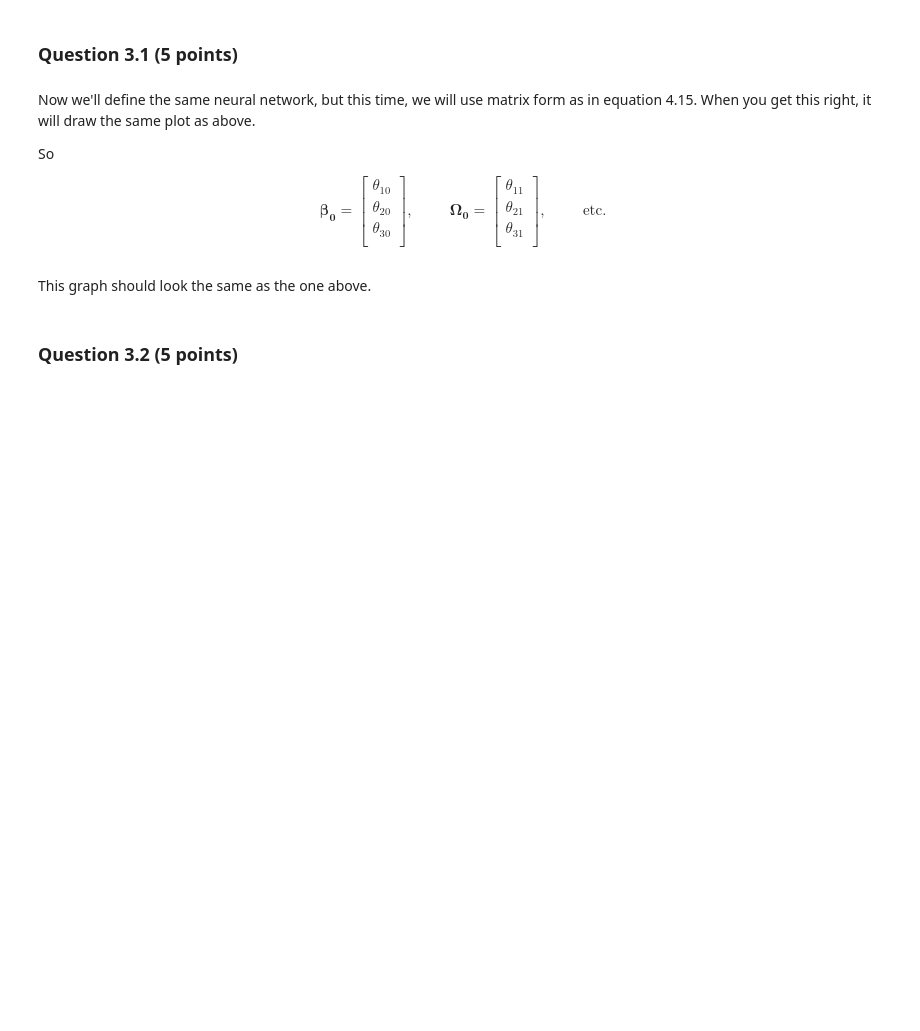
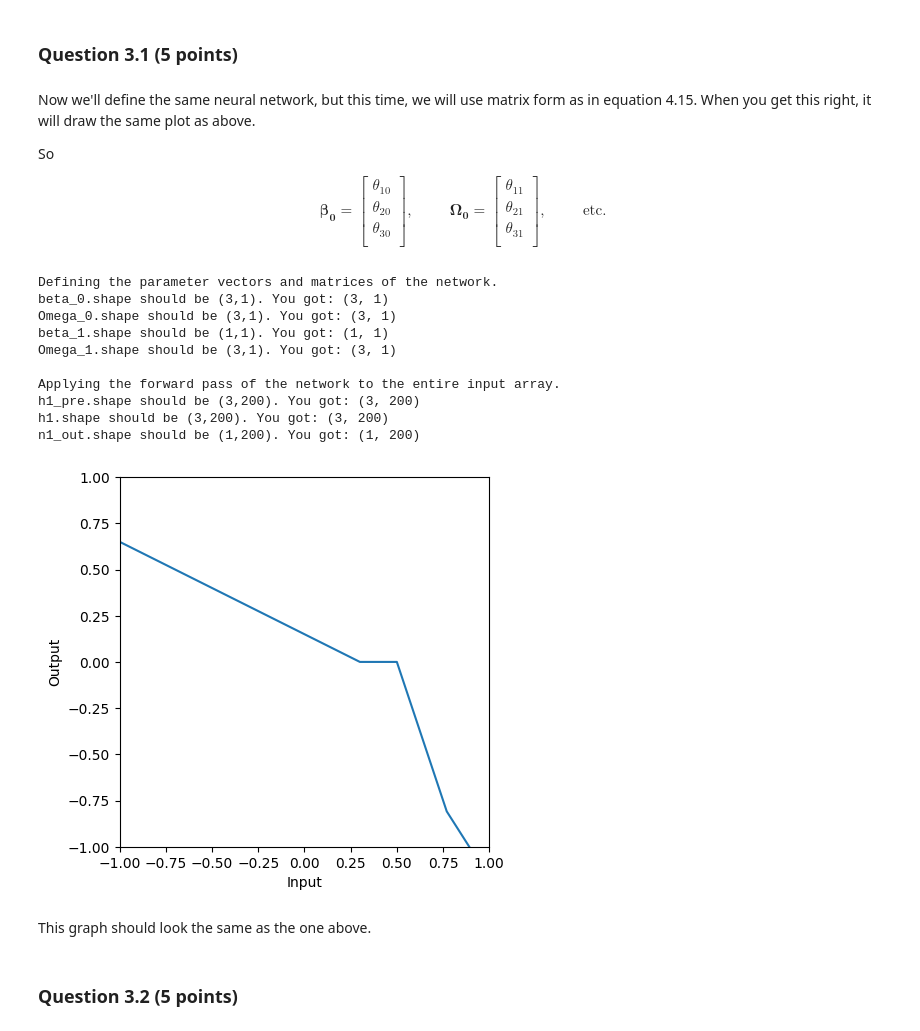
Before and after one commit to sqrt9/ds542-lab, a Jupyter notebook: static_files/assignments/hw2-part2-deep-networks.ipynb, the cells around one changed output. Cells and saved outputs as stored; diff of their text form; code cells hidden in the pictures; blank space fills up the shorter version.

```diff
--- a/static_files/assignments/hw2-part2-deep-networks.ipynb
+++ b/static_files/assignments/hw2-part2-deep-networks.ipynb
@@ -401,40 +407,66 @@ $$
 #
 # NOTE: The matrices in the lecture and textbook are conventionally indexed with
 # a_11 in the top left corner, but ndarrays start at [0,0].
 #
 # You can make the assignment with np.array([...]) or np.array([[...]])
 
 print("Defining the parameter vectors and matrices of the network.")
-beta_0 = ...
+beta_0 = np.array([
+    [theta[1,0]],
+    [theta[2,0]],
+    [theta[3,0]],
+])
 print("beta_0.shape should be (3,1). You got:", beta_0.shape)
 
-Omega_0 = ...
+Omega_0 = np.array([
+    [theta[1,1]],
+    [theta[2,1]],
+    [theta[3,1]],
+])
+
 print("Omega_0.shape should be (3,1). You got:", Omega_0.shape)
 
-beta_1 = ...
+beta_1 = np.array([phi[0]])
 print("beta_1.shape should be (1,1). You got:", beta_1.shape)
 
-Omega_1 = ...
+Omega_1 = np.array([
+    [phi[1,0]],
+    [phi[2,0]],
+    [phi[3,0]],
+])
+
 print("Omega_1.shape should be (3,1). You got:", Omega_1.shape)
 
 # We can use the broadcasting feature of numpy to apply our network to the entire
 # input array.
 
 print("\nApplying the forward pass of the network to the entire input array.")
 # Let's first calculate the preactivations for the first layer.
-h1_pre = ...
+h1_pre = beta_0 + Omega_0 @ n1_in
 print("h1_pre.shape should be (3,200). You got:", h1_pre.shape)
 
 # and then apply the activation function.
-h1 = ...
+h1 = ReLU(h1_pre)
 print("h1.shape should be (3,200). You got:", h1.shape)
 
 # Now we can calculate the output of the network.
-n1_out = ...
+n1_out = beta_1 + Omega_1.T @ h1
 print("n1_out.shape should be (1,200). You got:", n1_out.shape)
 
 # Draw the network and check that it looks the same as the non-matrix case
 plot_neural(n1_in, n1_out)
+# %% [output]
+Defining the parameter vectors and matrices of the network.
+beta_0.shape should be (3,1). You got: (3, 1)
+Omega_0.shape should be (3,1). You got: (3, 1)
+beta_1.shape should be (1,1). You got: (1, 1)
+Omega_1.shape should be (3,1). You got: (3, 1)
+
+Applying the forward pass of the network to the entire input array.
+h1_pre.shape should be (3,200). You got: (3, 200)
+h1.shape should be (3,200). You got: (3, 200)
+n1_out.shape should be (1,200). You got: (1, 200)
+[figure, added]
 # %% [markdown]
 <!-- END QUESTION -->
 
```
Also changed, not shown: parts of 5 cells of this notebook.
